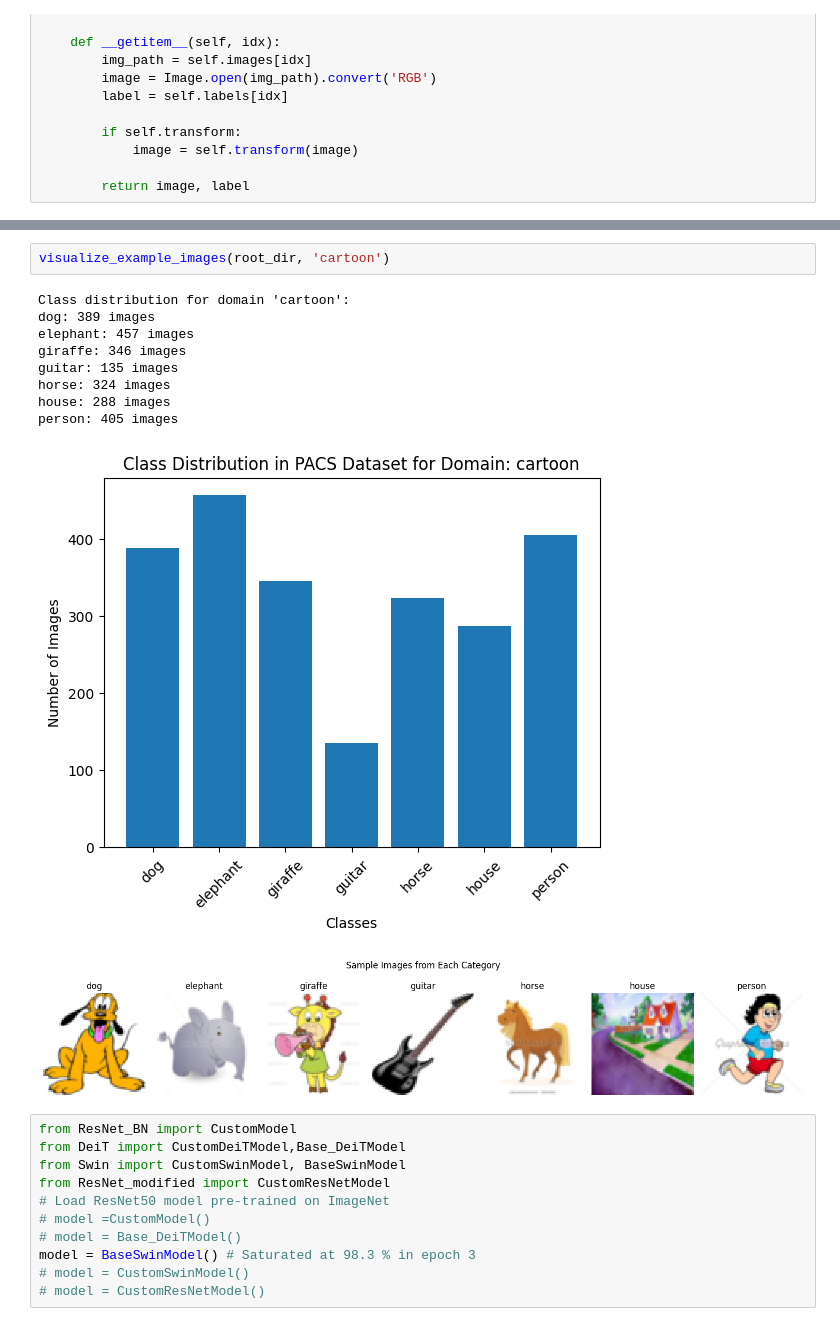
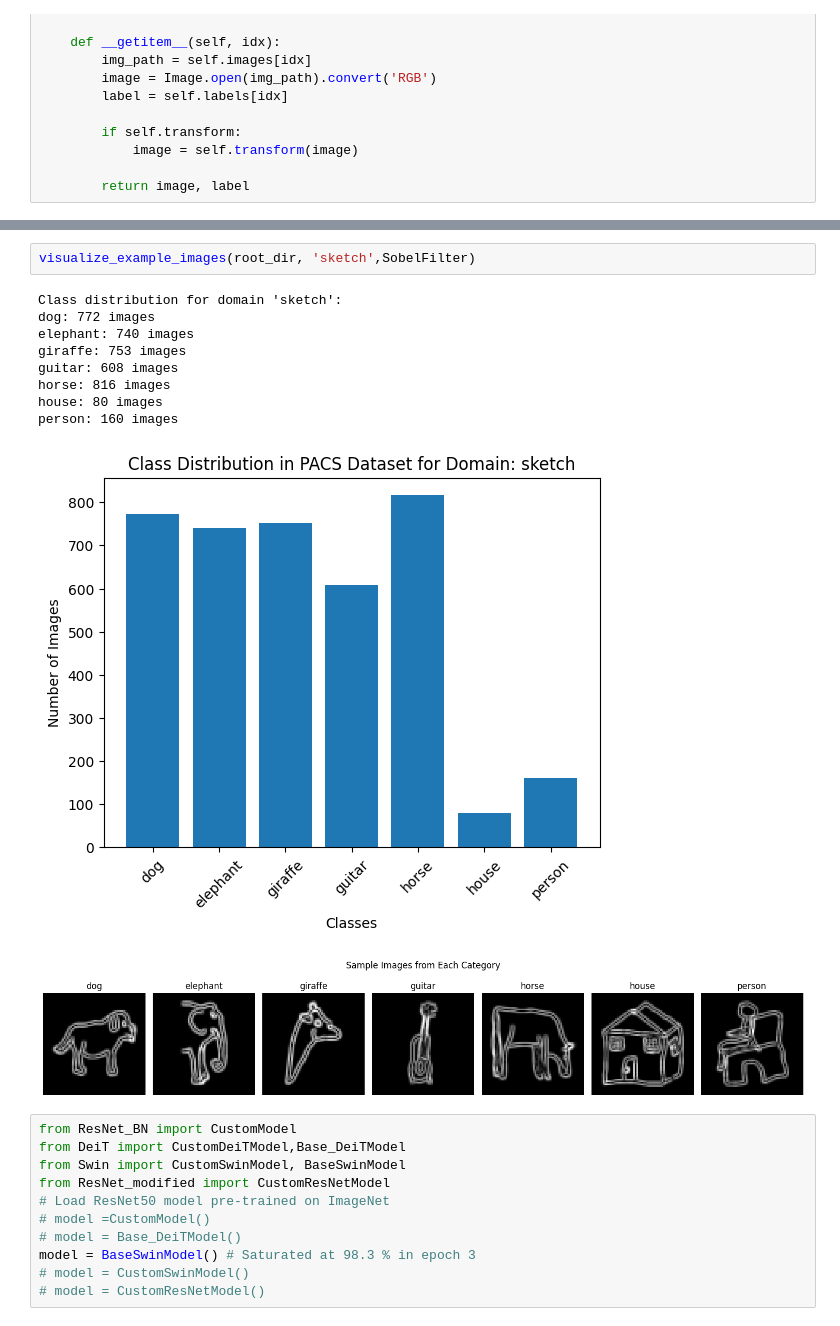
Before and after one commit to DongBumKim/CV_Project, a Jupyter notebook: 2024-2-project_custom.ipynb, the cells around one changed output, grey strips where cells are left out. Saved outputs shown, nothing was run; the diff lists cells and outputs as text.

Commit message:
filter fixed

```diff
--- a/2024-2-project_custom.ipynb
+++ b/2024-2-project_custom.ipynb
@@ -269,16 +331,16 @@ person: 449 images
 # %%
-visualize_example_images(root_dir, 'cartoon')
+visualize_example_images(root_dir, 'sketch',SobelFilter)
 # %% [output]
-Class distribution for domain 'cartoon':
-dog: 389 images
-elephant: 457 images
-giraffe: 346 images
-guitar: 135 images
-horse: 324 images
-house: 288 images
-person: 405 images
+Class distribution for domain 'sketch':
+dog: 772 images
+elephant: 740 images
+giraffe: 753 images
+guitar: 608 images
+horse: 816 images
+house: 80 images
+person: 160 images
-[figure, old version]
+[figure, new version]
-[figure, old version]
+[figure, new version]
 # %%
 from ResNet_BN import CustomModel
 from DeiT import CustomDeiTModel,Base_DeiTModel
```
Also changed, not shown: parts of 9 cells of this notebook, 4 other files.
